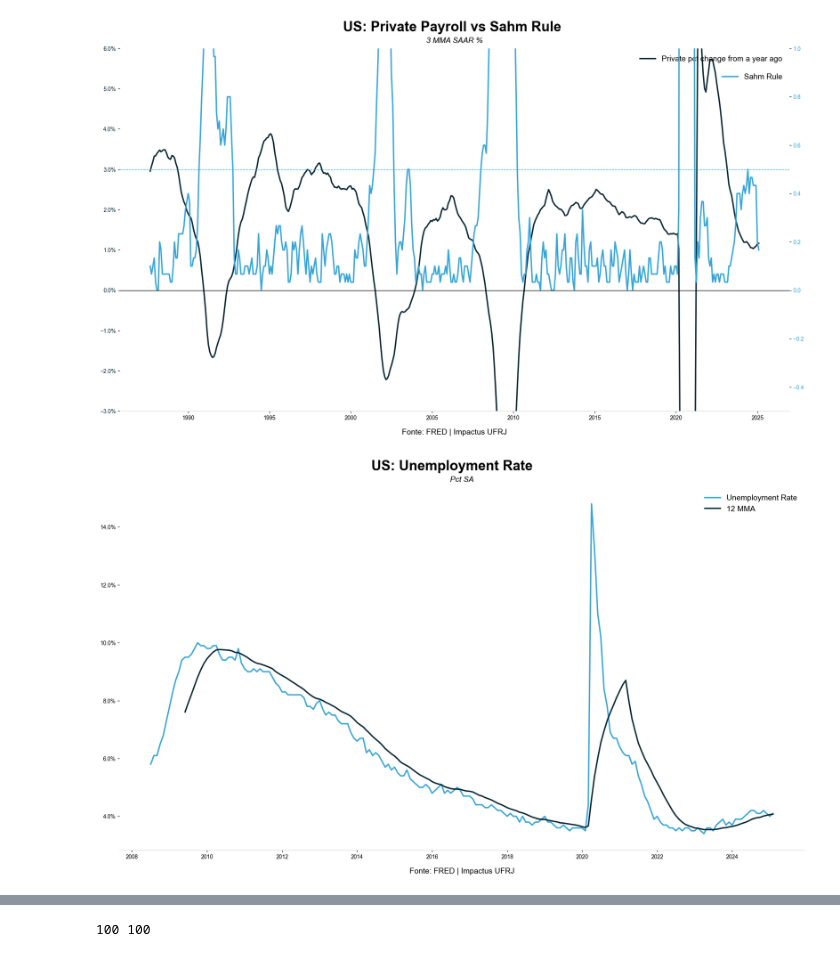
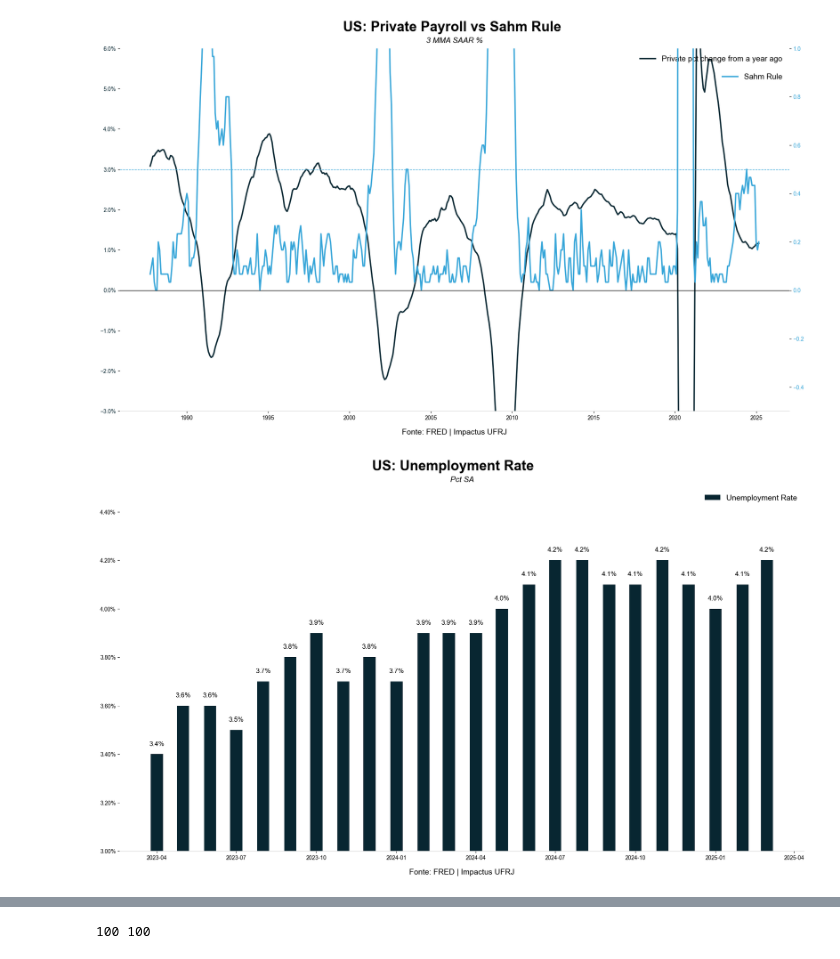
Before and after one commit to Joao-Henrique-Q/Impactus_Python_Scripts, a Jupyter notebook: Payroll_graphs_and_data.ipynb, the cells around one changed output, grey strips where cells are left out. Saved outputs shown, nothing was run; the diff lists cells and outputs as text; code cells hidden in the pictures.

```diff
--- a/Payroll_graphs_and_data.ipynb
+++ b/Payroll_graphs_and_data.ipynb
@@ -330,31 +330,40 @@ plt.show()
 # %% [output]
 [figure]
 # %%
+import matplotlib.pyplot as plt
+import matplotlib.ticker as mtick
+
 unr = unrate.tail(200).copy()
 unr["UnRate"] = unr["UnRate"] / 100
 unr["Média de 12 meses"] = unr["UnRate"].rolling(window=12).mean()
-index3 = unr.index
+unr = unr.tail(24)
 
-plt.figure(figsize=(18, 10.8))
+fig, ax = plt.subplots(figsize=(18, 10.8))
 
-plt.plot(index3, unr["UnRate"], label="Unemployment Rate", linewidth=2.5, color="#37A6D9")
-plt.plot(index3, unr["Média de 12 meses"], label="12 MMA", linewidth=2.5, color="#082631")
+bars = ax.bar(unr.index, unr["UnRate"], label="Unemployment Rate", width=14, color="#082631")
 
-plt.suptitle("US: Unemployment Rate", fontsize=25, fontweight='bold')
-plt.title("Pct SA", fontsize=14, style='italic', pad=10)
-plt.legend(frameon=False, fontsize=14, loc="upper right")
+ax.set_title("Pct SA", fontsize=14, style='italic', pad=10)
+fig.suptitle("US: Unemployment Rate", fontsize=25, fontweight='bold')
+ax.legend(frameon=False, fontsize=14, loc="upper right")
 
-plt.gca().spines["top"].set_visible(False)
-plt.gca().spines["right"].set_visible(False)
-plt.gca().spines["left"].set_visible(False)
-plt.gca().spines["bottom"].set_color('#d9d9d9')
-plt.gca().yaxis.set_major_formatter(mtick.PercentFormatter(xmax=1))
+ax.spines["top"].set_visible(False)
+ax.spines["right"].set_visible(False)
+ax.spines["left"].set_visible(False)
+ax.spines["bottom"].set_color('#d9d9d9')
 
-plt.xlabel("Fonte: FRED | Impactus UFRJ", fontsize=14, labelpad=15)
+ax.yaxis.set_major_formatter(mtick.PercentFormatter(xmax=1.0))
+ax.set_ylim(0.03, 0.045)
+ax.set_xlabel("Fonte: FRED | Impactus UFRJ", fontsize=14, labelpad=15)
+
+for bar in bars:
+    height = bar.get_height()
+    ax.text(bar.get_x() + bar.get_width() / 2, height + 0.0003,
+            f'{height:.1%}', ha='center', va='bottom', fontsize=12)
+
 plt.tight_layout()
 plt.show()
 # %% [output]
-[figure, old version]
+[figure, new version]
 # %%
 #Average hourly earnings
 avgh = fred.get_series("CES0500000003")
```
Also changed, not shown: parts of 11 cells of this notebook, 2 other files.
